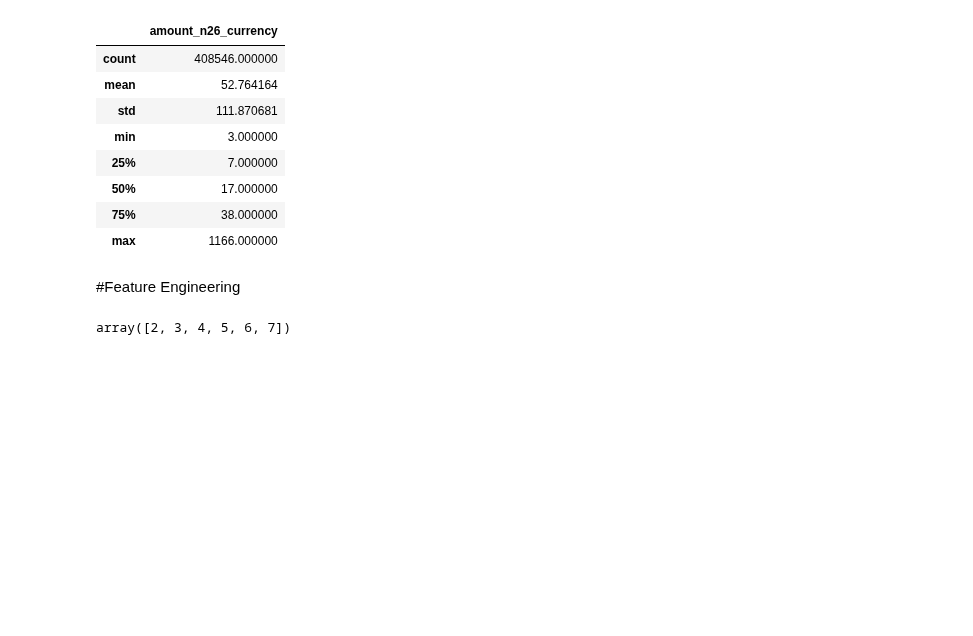
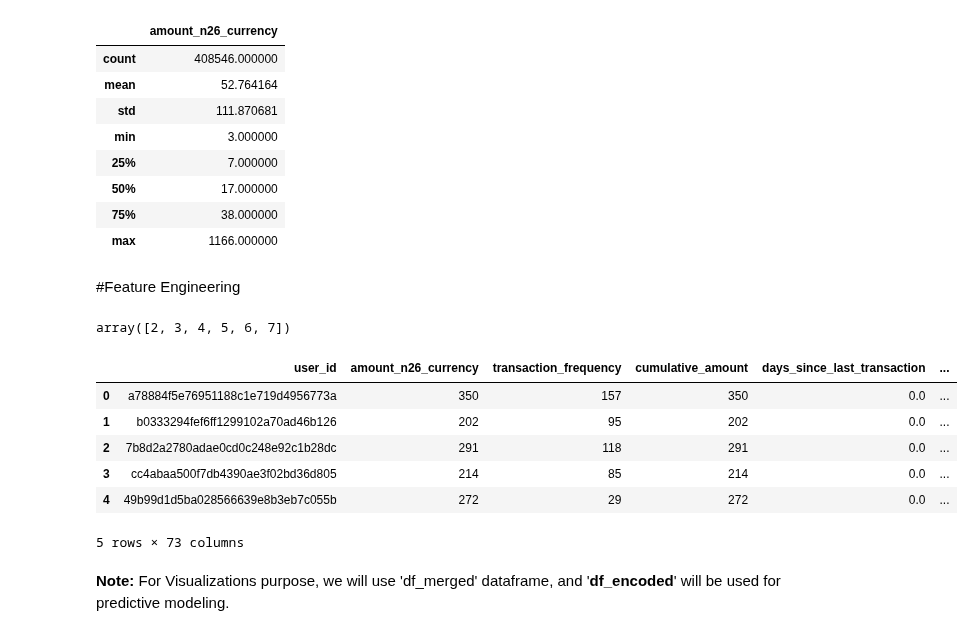
Before and after one commit to ajits-github/TimeSeries_Income_And_Expense_Prediction, a Jupyter notebook: TimeSeries_Income_And_Expense_Prediction.ipynb, the cells around one changed output. Drawn from its saved outputs; the diff is of its cells as text; code cells hidden in the pictures; blank space fills up the shorter version.

Commit message:
df_encoded

```diff
--- a/TimeSeries_Income_And_Expense_Prediction.ipynb
+++ b/TimeSeries_Income_And_Expense_Prediction.ipynb
@@ -305,3 +305,18 @@ array([2, 3, 4, 5, 6, 7])
 # %%
 # One-hot encoding for categorical variables
 df_encoded = pd.get_dummies(df_merged, columns=['mcc_group', 'transaction_type', 'direction', 'transaction_month', 'transaction_day', 'transaction_weekday'], drop_first=True)
+# %%
+# Remove redundant columns that will not be part of predictive modeling
+df_encoded.drop(['transaction_date',  'dataset_transaction', 'dataset_user', 'explanation_trans_type',  'explanation_mcc_group', 'transaction_year', 'agent'], axis=1, inplace=True)
+# %%
+df_encoded.head()
+# %% [output]
+|  | user_id | amount_n26_currency | transaction_frequency | cumulative_amount | days_since_last_transaction | ... |
+| 0 | a78884f5e76951188c1e719d4956773a | 350 | 157 | 350 | 0.0 | ... |
+| 1 | b0333294fef6ff1299102a70ad46b126 | 202 | 95 | 202 | 0.0 | ... |
+| 2 | 7b8d2a2780adae0cd0c248e92c1b28dc | 291 | 118 | 291 | 0.0 | ... |
+| 3 | cc4abaa500f7db4390ae3f02bd36d805 | 214 | 85 | 214 | 0.0 | ... |
+| 4 | 49b99d1d5ba028566639e8b3eb7c055b | 272 | 29 | 272 | 0.0 | ... |
+5 rows × 73 columns
+# %% [markdown]
+**Note:** For Visualizations purpose, we will use 'df_merged' dataframe, and  '**df_encoded**' will be used for predictive modeling.
```
Also changed, not shown: parts of 1 cell of this notebook.
